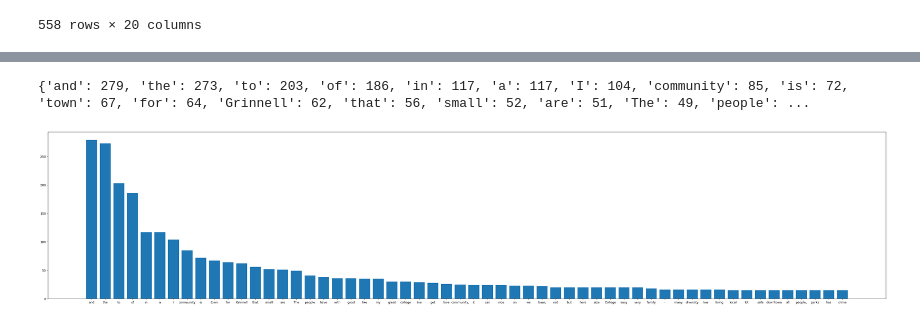
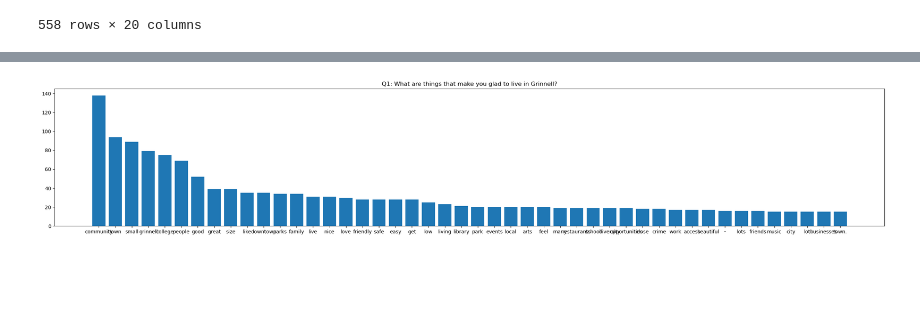
Before and after one commit to shreyasagrawal/Survey-Analysis-NLP, a Jupyter notebook: finalproj.ipynb, the cells around one changed output, grey strips where cells are left out. Cells and saved outputs as stored; diff of their text form; code cells hidden in the pictures; blank space fills up the shorter version.

Commit message:
more plots

```diff
--- a/finalproj.ipynb
+++ b/finalproj.ipynb
@@ -60,0 +49,19 @@ TypeError: 'str' object cannot be interpreted as an integer
+# %%
+alltextq1 = responses['What are things that make you glad to live in Grinnell?  '].dropna()
+listtextq1 = alltextq1.tolist()
+
+#to prevent College and college being different
+strtextq1 = " ".join(listtextq1).lower()
+# listtextoneword = finaltextq1.split(' ')
+listtextonewordq1 = re.split(r',| ', strtextq1)
+#to get rid of stop words
+listtext_withoutstopwordsq1 = [i for i in listtextonewordq1 if i not in sw_nltk]
+
+finaltextq1 = " ".join(listtext_withoutstopwordsq1)
+
+#visualize
+wordcloud = WordCloud().generate(finaltextq1)
+plt.title("Q1: What are things that make you glad to live in Grinnell?")
+plt.imshow(wordcloud, interpolation='bilinear')
+# print(listtext_withoutstopwordsq1)
+# print(finaltextq1)
@@ -61,18 +71,17 @@ TypeError: 'str' object cannot be interpreted as an integer
 # %%
-wc = word_count(finaltextq1)
-wcsorted = sorted(wc.items(), key=lambda x:x[1], reverse=True)
-dict_wcsorted = dict(wcsorted)
-print(dict_wcsorted)
+wcq1 = word_count(finaltextq1)
+wcsortedq1 = sorted(wcq1.items(), key=lambda x:x[1], reverse=True)
+dict_wcsortedq1 = dict(wcsortedq1)
+# print(dict_wcsortedq1)
-# %% [output]
-{'and': 279, 'the': 273, 'to': 203, 'of': 186, 'in': 117, 'a': 117, 'I': 104, 'community': 85, 'is': 72, 'town': 67, 'for': 64, 'Grinnell': 62, 'that': 56, 'small': 52, 'are': 51, 'The': 49, 'people': ...
 # %%
-result = {key:value for (key, value) in dict_wcsorted.items() if value >= 15}
+resultq1 = {key:value for (key, value) in dict_wcsortedq1.items() if value >= 15}
 
-words = list(result.keys())
-counts = list(result.values())
-
-plt.bar(range(len(result)), counts, tick_label=words)
-plt.rcParams['figure.figsize'] = [5, 10]
+wordsq1 = list(resultq1.keys())
+countsq1 = list(resultq1.values())
+#resizing
+fig = plt.figure(figsize=(30, 5))
+plt.bar(range(len(resultq1)), countsq1, tick_label=wordsq1)
+plt.title("Q1: What are things that make you glad to live in Grinnell?")
 plt.show()
 # %% [output]
-[figure, old version]
+[figure, new version]
```
Also changed, not shown: parts of 7 cells of this notebook.
